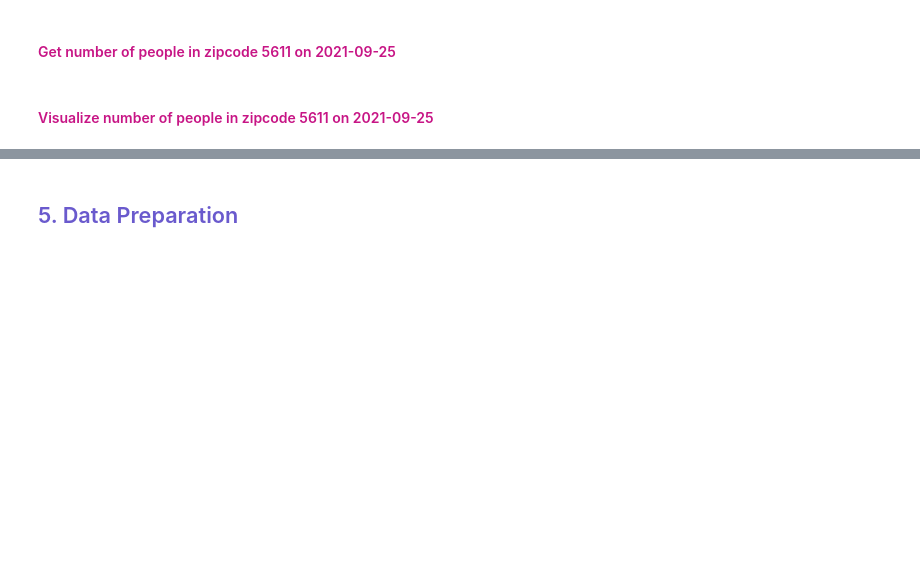
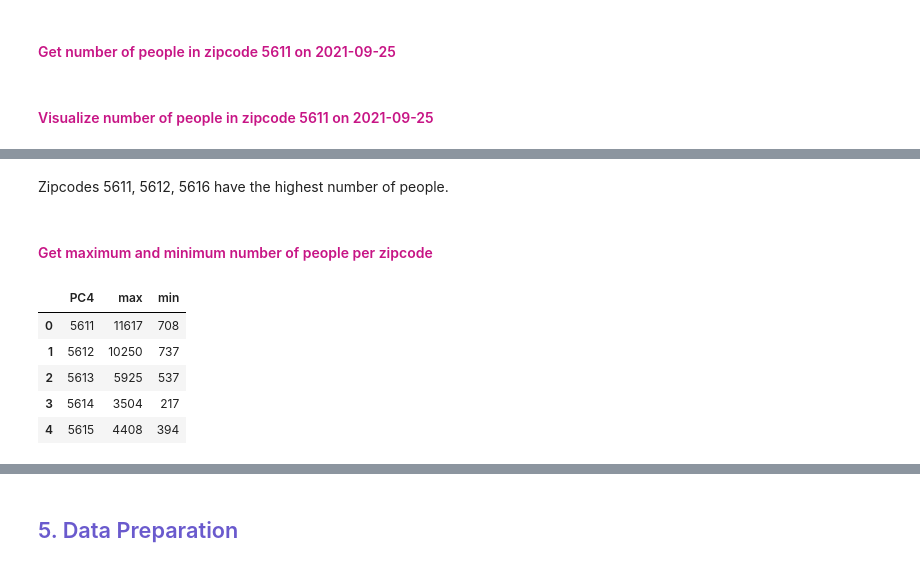
Before and after one commit to rawan-a-d/Air-Quality-Prediction, a Jupyter notebook: notebook.ipynb, the cells around one changed output, grey strips where cells are left out. Cells and saved outputs as stored; diff of their text form; code cells hidden in the pictures; blank space fills up the shorter version.

```diff
--- a/notebook.ipynb
+++ b/notebook.ipynb
@@ -253,0 +292,14 @@ ax.set(title="Number of people in zipcode: 5611 on 2021-09-25 per hour \n",
+# %% [markdown]
+Zipcodes 5611, 5612, 5616 have the highest number of people.
+# %% [markdown]
+<h4><font color=mediumvioletred> Get maximum and minimum number of people per zipcode </font></h4>
+# %%
+max_min_people = df_zichtop_air_pollution.groupby(["PC4"])["pop_tot"].agg(["max", "min"]).reset_index()
+max_min_people.head()
+# %% [output]
+|  | PC4 | max | min |
+| 0 | 5611 | 11617 | 708 |
+| 1 | 5612 | 10250 | 737 |
+| 2 | 5613 | 5925 | 537 |
+| 3 | 5614 | 3504 | 217 |
+| 4 | 5615 | 4408 | 394 |
```
Also changed, not shown: parts of 13 cells of this notebook.
